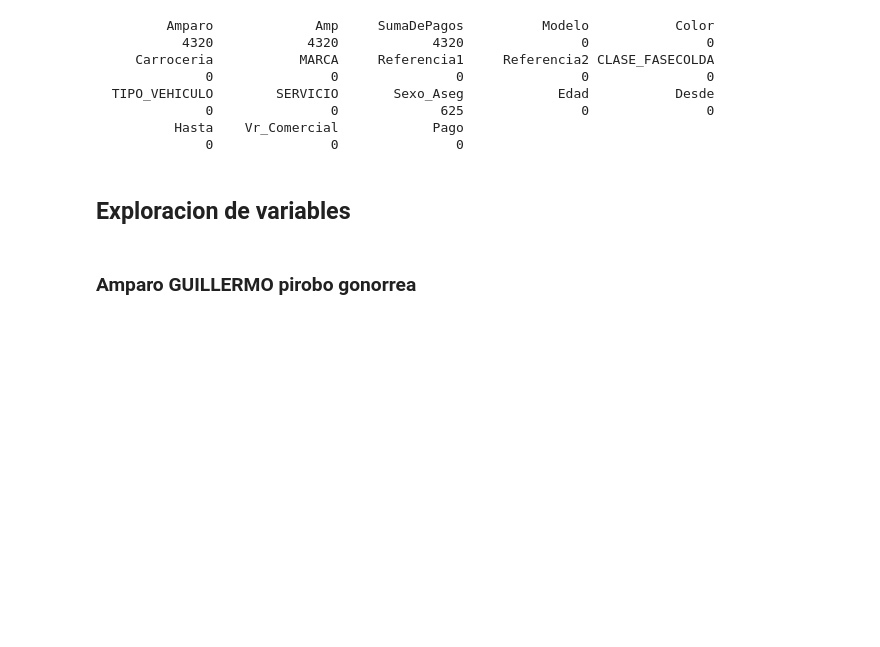
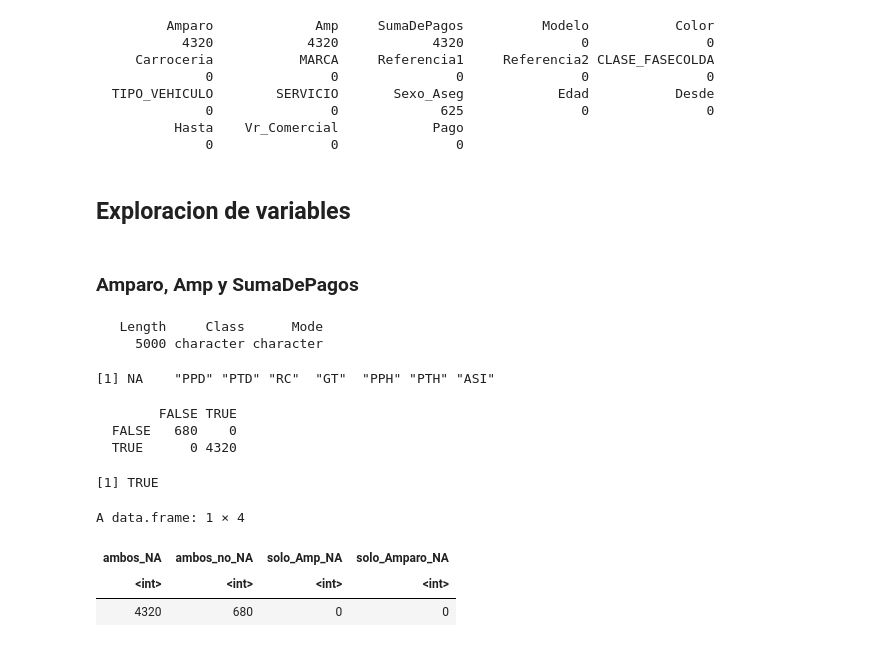
Before and after one commit to RiemannIntegrable/pricing-de-seguros-con-modelos-lineales-generalizados, a Jupyter notebook: notebooks/analisis_descriptivo.ipynb, the cells around one changed output. Saved outputs shown, nothing was run; the diff lists cells and outputs as text; code cells hidden in the pictures; blank space fills up the shorter version.

```diff
--- a/notebooks/analisis_descriptivo.ipynb
+++ b/notebooks/analisis_descriptivo.ipynb
@@ -68,5 +68,14 @@ colSums(is.na(df_input))
               0               0               0
 # %% [markdown]
 ## Exploracion de variables
-# %% [markdown]
-### Amparo GUILLERMO pirobo gonorrea
+# %% [markdown]
+### Amparo, Amp y SumaDePagos
+# %%
+summary(df_input$Amparo)
+# %% [output]
+   Length     Class      Mode
+     5000 character character
+# %%
+unique(df_input$Amp)
+# %% [output]
+[1] NA    "PPD" "PTD" "RC"  "GT"  "PPH" "PTH" "ASI"
@@ -72,0 +84,24 @@ colSums(is.na(df_input))
+# %%
+# 1. Tabla de patrones de NA
+table(is.na(df_input$Amp), is.na(df_input$Amparo))
+
+# 2. Verificar si siempre coinciden los NA
+all(is.na(df_input$Amp) == is.na(df_input$Amparo))
+
+# 3. Contar los diferentes patrones
+df_input %>%
+  summarise(
+    ambos_NA = sum(is.na(Amp) & is.na(Amparo)),
+    ambos_no_NA = sum(!is.na(Amp) & !is.na(Amparo)),
+    solo_Amp_NA = sum(is.na(Amp) & !is.na(Amparo)),
+    solo_Amparo_NA = sum(!is.na(Amp) & is.na(Amparo))
+  )
+# %% [output]
+        FALSE TRUE
+  FALSE   680    0
+  TRUE      0 4320
+[1] TRUE
+A data.frame: 1 × 4
+| ambos_NA | ambos_no_NA | solo_Amp_NA | solo_Amparo_NA |
+| <int> | <int> | <int> | <int> |
+| 4320 | 680 | 0 | 0 |
```
Also changed, not shown: parts of 33 cells of this notebook.
